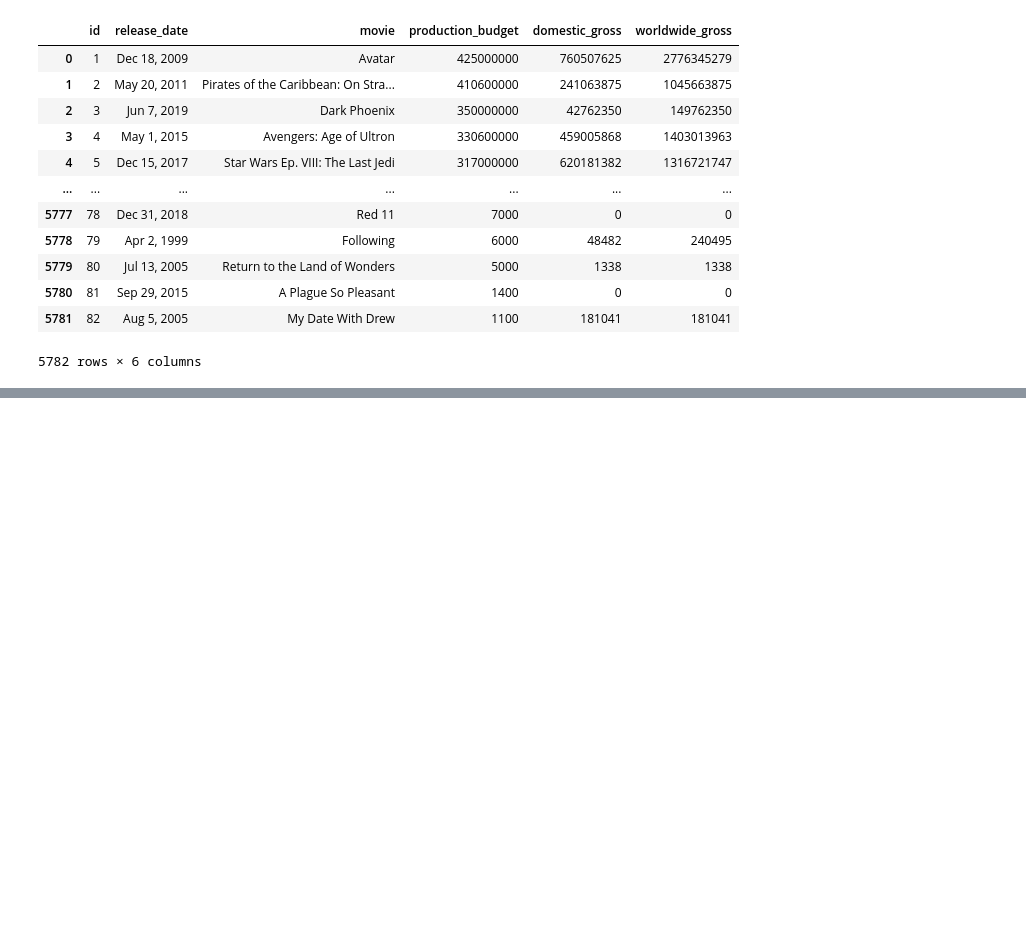
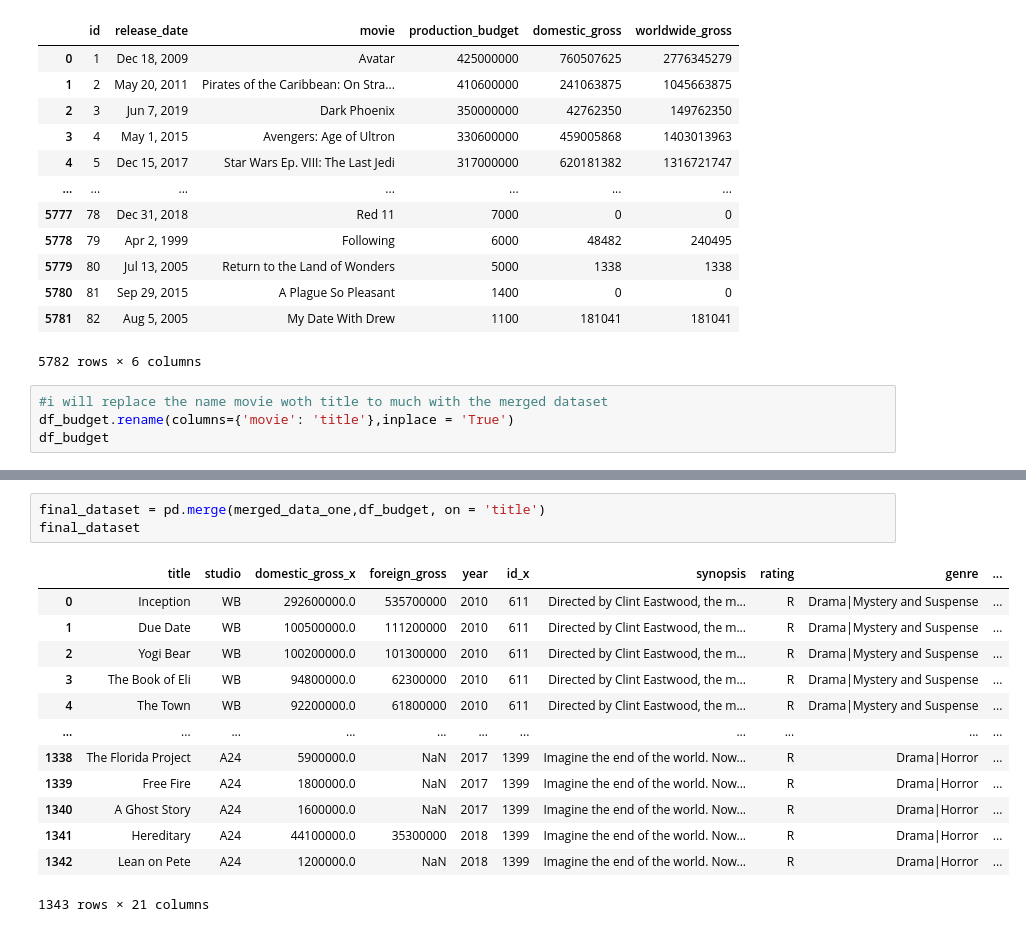
Before and after one commit to MyraKadenge/phase-1-project-v2-4, a Jupyter notebook: student.ipynb, the cells around one changed output, grey strips where cells are left out. Saved outputs shown, nothing was run; the diff lists cells and outputs as text; blank space fills up the shorter version.

Commit message:
create final merged dataset that has the budget dataset, movies info dataset and bom movies

```diff
--- a/student.ipynb
+++ b/student.ipynb
@@ -355,3 +355,7 @@ df_budget
 | 5780 | 81 | Sep 29, 2015 | A Plague So Pleasant | 1400 | 0 | 0 |
 | 5781 | 82 | Aug 5, 2005 | My Date With Drew | 1100 | 181041 | 181041 |
 5782 rows × 6 columns
+# %%
+#i will replace the name movie woth title to much with the merged dataset
+df_budget.rename(columns={'movie': 'title'},inplace = 'True')
+df_budget
@@ -357,0 +376,17 @@ df_budget
+# %%
+final_dataset = pd.merge(merged_data_one,df_budget, on = 'title')
+final_dataset
+# %% [output]
+|  | title | studio | domestic_gross_x | foreign_gross | year | id_x | synopsis | rating | genre | ... |
+| 0 | Inception | WB | 292600000.0 | 535700000 | 2010 | 611 | Directed by Clint Eastwood, the m... | R | Drama|Mystery and Suspense | ... |
+| 1 | Due Date | WB | 100500000.0 | 111200000 | 2010 | 611 | Directed by Clint Eastwood, the m... | R | Drama|Mystery and Suspense | ... |
+| 2 | Yogi Bear | WB | 100200000.0 | 101300000 | 2010 | 611 | Directed by Clint Eastwood, the m... | R | Drama|Mystery and Suspense | ... |
+| 3 | The Book of Eli | WB | 94800000.0 | 62300000 | 2010 | 611 | Directed by Clint Eastwood, the m... | R | Drama|Mystery and Suspense | ... |
+| 4 | The Town | WB | 92200000.0 | 61800000 | 2010 | 611 | Directed by Clint Eastwood, the m... | R | Drama|Mystery and Suspense | ... |
+| ... | ... | ... | ... | ... | ... | ... | ... | ... | ... | ... |
+| 1338 | The Florida Project | A24 | 5900000.0 | NaN | 2017 | 1399 | Imagine the end of the world. Now... | R | Drama|Horror | ... |
+| 1339 | Free Fire | A24 | 1800000.0 | NaN | 2017 | 1399 | Imagine the end of the world. Now... | R | Drama|Horror | ... |
+| 1340 | A Ghost Story | A24 | 1600000.0 | NaN | 2017 | 1399 | Imagine the end of the world. Now... | R | Drama|Horror | ... |
+| 1341 | Hereditary | A24 | 44100000.0 | 35300000 | 2018 | 1399 | Imagine the end of the world. Now... | R | Drama|Horror | ... |
+| 1342 | Lean on Pete | A24 | 1200000.0 | NaN | 2018 | 1399 | Imagine the end of the world. Now... | R | Drama|Horror | ... |
+1343 rows × 21 columns
```
Also changed, not shown: parts of 1 cell of this notebook.
